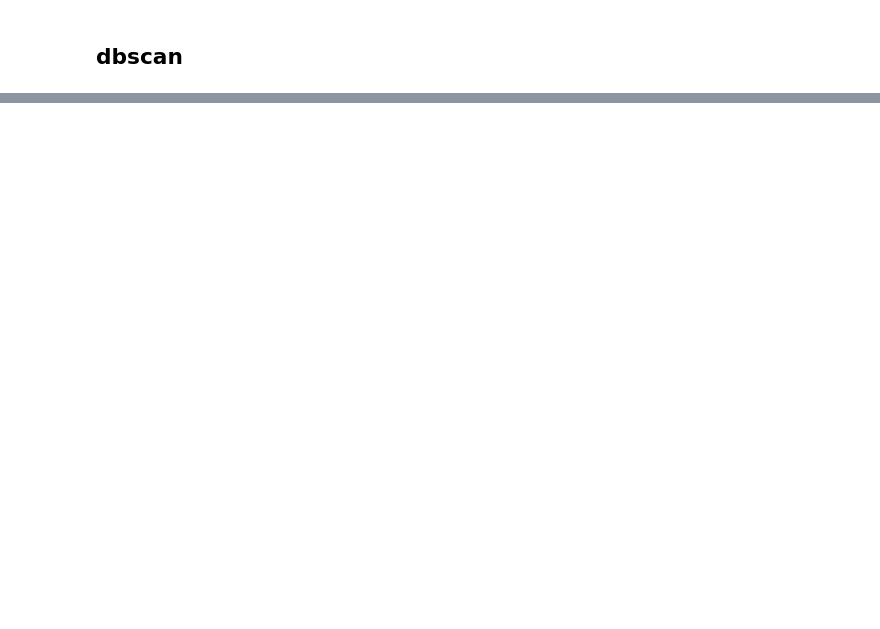
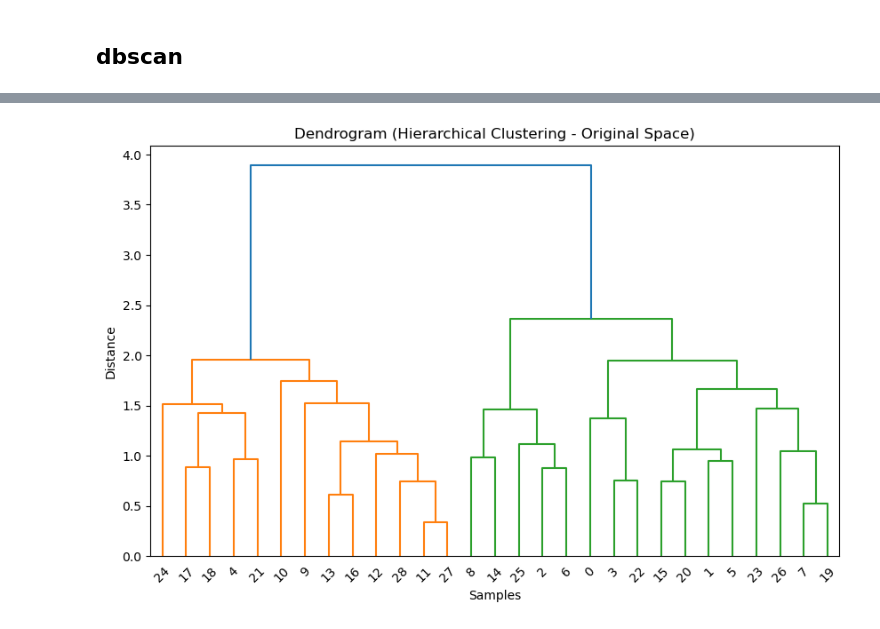
Before and after one commit to hldfiadn/rumah-tangga-mbkp, a Jupyter notebook: (new) profil desa/clustering-version2.ipynb, the cells around one changed output, grey strips where cells are left out. Drawn from its saved outputs; the diff is of its cells as text; code cells hidden in the pictures; blank space fills up the shorter version.

```diff
--- a/(new) profil desa/clustering-version2.ipynb
+++ b/(new) profil desa/clustering-version2.ipynb
@@ -435,0 +575,18 @@ df_normalized
+# %%
+from sklearn.cluster import AgglomerativeClustering
+
+# X dari data asli (tanpa PCA)
+X = df_num.values   # atau X = df_normalized.values kalau itu yang kamu pakai
+
+# Misal mau 3 cluster
+hc = AgglomerativeClustering(
+    n_clusters=3,
+    linkage='ward'   # ward = standar buat data numerik
+)
+
+labels_hier = hc.fit_predict(X)
+
+# Simpan ke dataframe
+df_normalized['cluster_hier_orig'] = labels_hier
+
+print(df_normalized[['Desa', 'cluster_hier_orig']])
@@ -435,0 +611,14 @@ df_normalized
+# %%
+from scipy.cluster.hierarchy import dendrogram, linkage
+import matplotlib.pyplot as plt
+
+Z = linkage(X, method='ward')
+
+plt.figure(figsize=(10, 6))
+dendrogram(Z)
+plt.title("Dendrogram (Hierarchical Clustering - Original Space)")
+plt.xlabel("Samples")
+plt.ylabel("Distance")
+plt.show()
+# %% [output]
+[figure, added]
```
Also changed, not shown: parts of 15 cells of this notebook.
